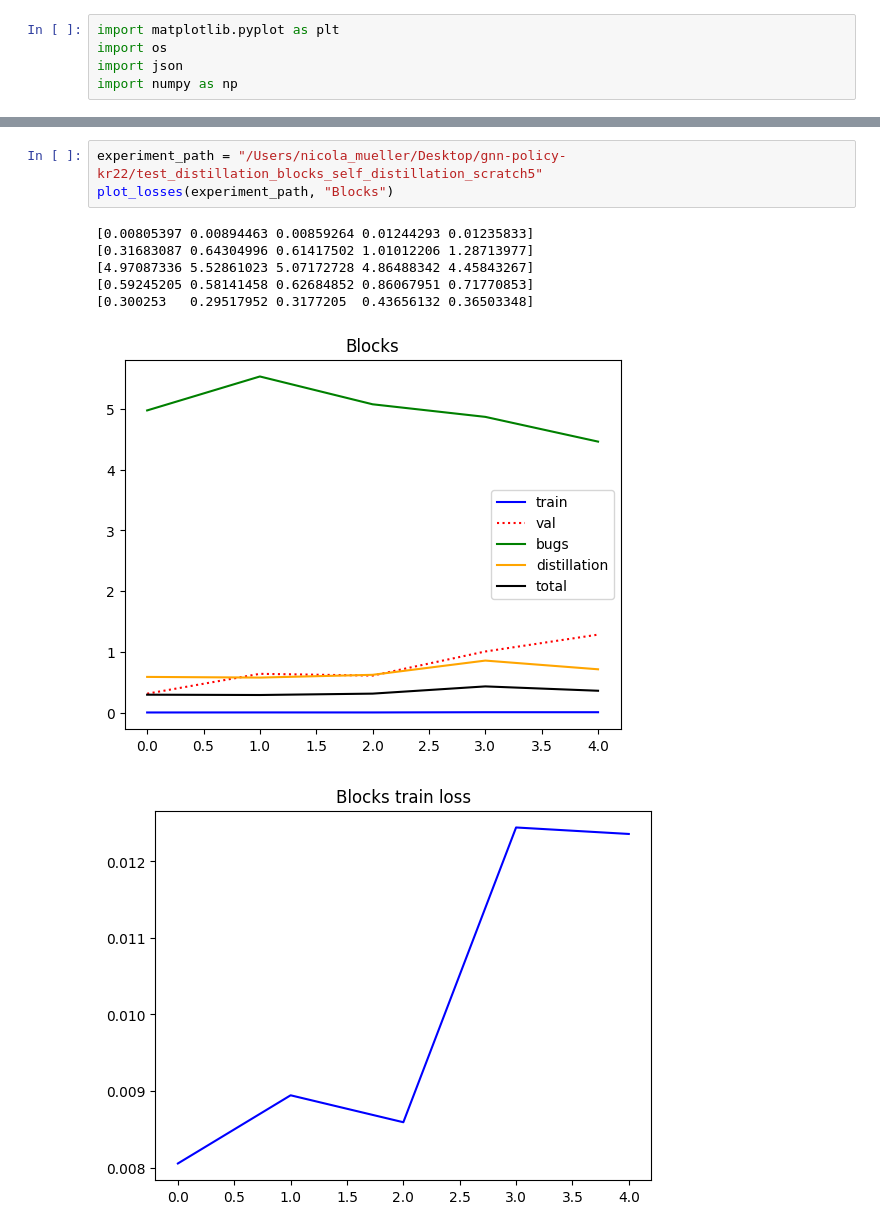
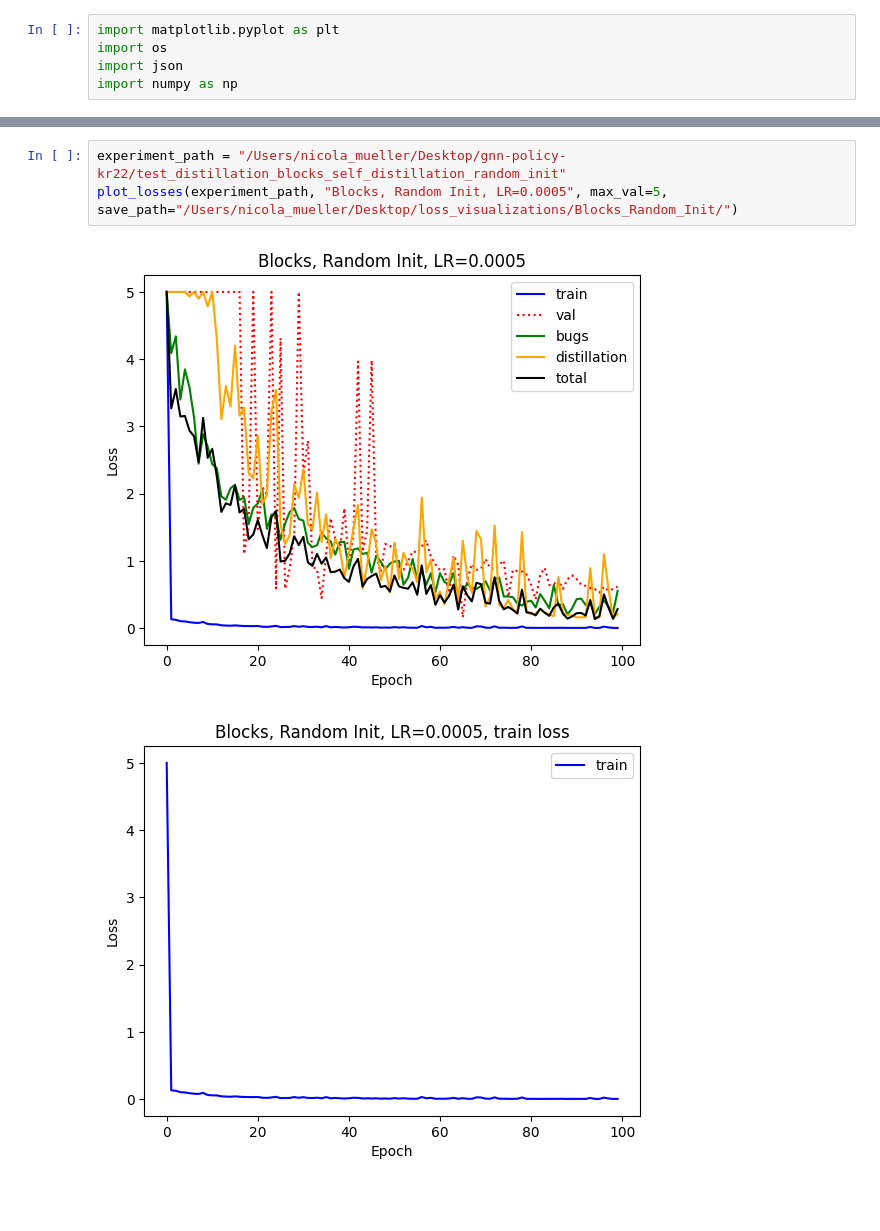
Before and after one commit to fai-saarland/gnn-policy-kr22, a Jupyter notebook: network/visualize_losses.ipynb, the cells around one changed output, grey strips where cells are left out. Cells and saved outputs as stored; diff of their text form; blank space fills up the shorter version.

```diff
--- a/network/visualize_losses.ipynb
+++ b/network/visualize_losses.ipynb
@@ -75,12 +117,7 @@ def plot_losses(dir_path, title):
     plt.show()
 # %%
-experiment_path = "/Users/nicola_mueller/Desktop/gnn-policy-kr22/test_distillation_blocks_self_distillation_scratch5"
-plot_losses(experiment_path, "Blocks")
+experiment_path = "/Users/nicola_mueller/Desktop/gnn-policy-kr22/test_distillation_blocks_self_distillation_random_init"
+plot_losses(experiment_path, "Blocks, Random Init, LR=0.0005", max_val=5, save_path="/Users/nicola_mueller/Desktop/loss_visualizations/Blocks_Random_Init/")
 # %% [output]
-[0.00805397 0.00894463 0.00859264 0.01244293 0.01235833]
-[0.31683087 0.64304996 0.61417502 1.01012206 1.28713977]
-[4.97087336 5.52861023 5.07172728 4.86488342 4.45843267]
-[0.59245205 0.58141458 0.62684852 0.86067951 0.71770853]
-[0.300253   0.29517952 0.3177205  0.43656132 0.36503348]
-[figure, old version]
+[figure, new version]
-[figure, old version]
+[figure, new version]
```
Also changed, not shown: parts of 5 cells of this notebook, 5 other files.
